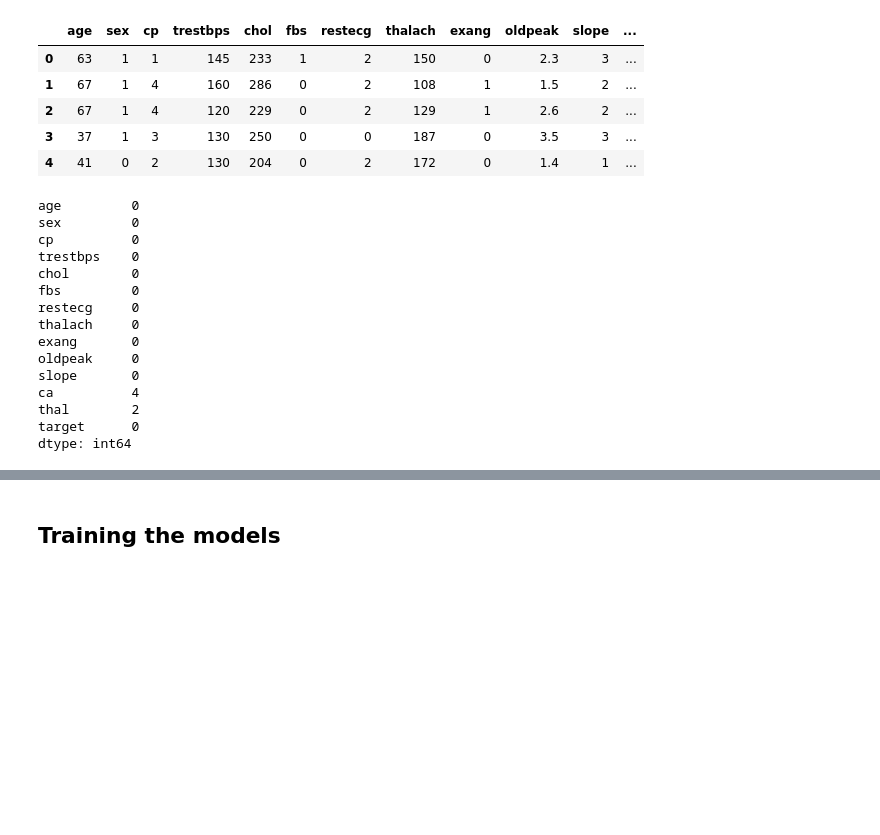
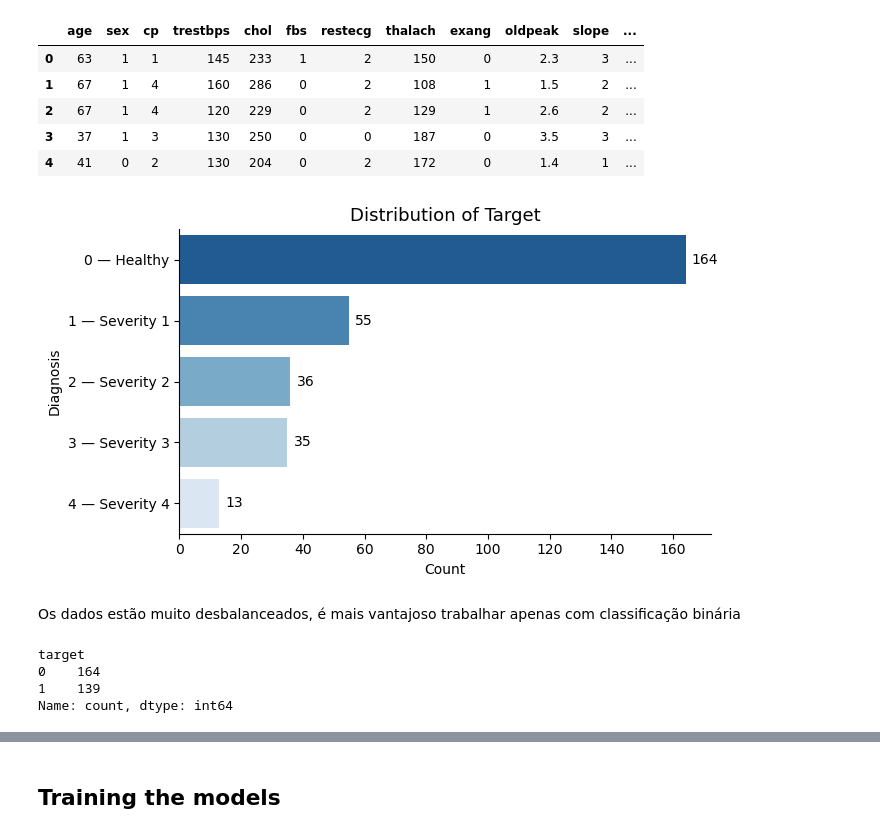
Before and after one commit to KevBoyz/data-science, a Jupyter notebook: Projects/14-heartchains/anl.ipynb, the cells around one changed output, grey strips where cells are left out. Saved outputs shown, nothing was run; the diff lists cells and outputs as text; code cells hidden in the pictures; blank space fills up the shorter version.

```diff
--- a/Projects/14-heartchains/anl.ipynb
+++ b/Projects/14-heartchains/anl.ipynb
@@ -22,8 +22,5 @@ heart_disease = fetch_ucirepo(id=45)
 X = heart_disease.data.features
 y = heart_disease.data.targets
 # %%
-df = X
+df = pd.DataFrame(X, columns=heart_disease.data.feature_names)
 df['target'] = y
-
-df['target'] = (df['target'] > 0).astype(int)
-df['target'].value_counts()
@@ -43,21 +35,47 @@ df.head()
 | 2 | 67 | 1 | 4 | 120 | 229 | 0 | 2 | 129 | 1 | 2.6 | 2 | ... |
 | 3 | 37 | 1 | 3 | 130 | 250 | 0 | 0 | 187 | 0 | 3.5 | 3 | ... |
 | 4 | 41 | 0 | 2 | 130 | 204 | 0 | 2 | 172 | 0 | 1.4 | 1 | ... |
-# %%
-df.isna().sum()
-# %% [output]
-age         0
-sex         0
-cp          0
-trestbps    0
-chol        0
-fbs         0
-restecg     0
-thalach     0
-exang       0
-oldpeak     0
-slope       0
-ca          4
-thal        2
-target      0
-dtype: int64
+# %%
+import seaborn as sns
+
+def plot_target_distribution(df):
+    target_counts = df['target'].value_counts().sort_index()
+    labels = [f'{i} — {"Healthy" if i == 0 else f"Severity {i}"}' for i in target_counts.index]
+
+    fig, ax = plt.subplots(figsize=(7, 4))
+    sns.barplot(
+        x=target_counts.values,
+        y=labels,
+        hue=labels,
+        palette='Blues_r',
+        orient='h',
+        legend=False,
+        ax=ax,
+    )
+
+    for bar, val in zip(ax.patches, target_counts.values):
+        ax.text(
+            bar.get_width() + 2, bar.get_y() + bar.get_height() / 2,
+            str(val), va='center', fontsize=10,
+        )
+
+    ax.set_title('Distribution of Target', fontsize=13)
+    ax.set_xlabel('Count')
+    ax.set_ylabel('Diagnosis')
+    sns.despine()
+    plt.tight_layout()
+    plt.show()
+
+plot_target_distribution(df)
+# %% [output]
+[figure, added]
+# %% [markdown]
+Os dados estão muito desbalanceados, é mais vantajoso trabalhar apenas com classificação binária
+# %%
+df['target'] = (df['target'] > 0).astype(int)
+df['target'].value_counts()
+# %% [output]
+target
+0    164
+1    139
+Name: count, dtype: int64
```
Also changed, not shown: parts of 18 cells of this notebook.
